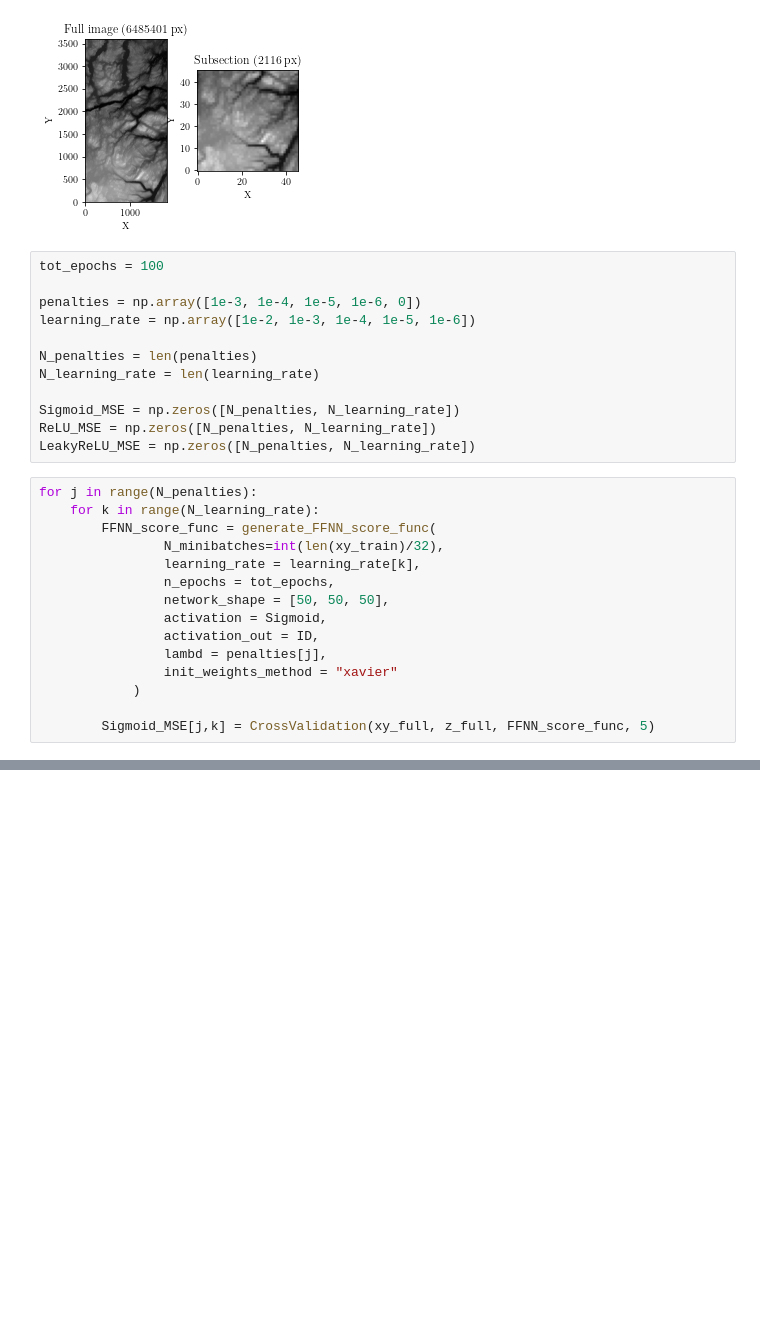
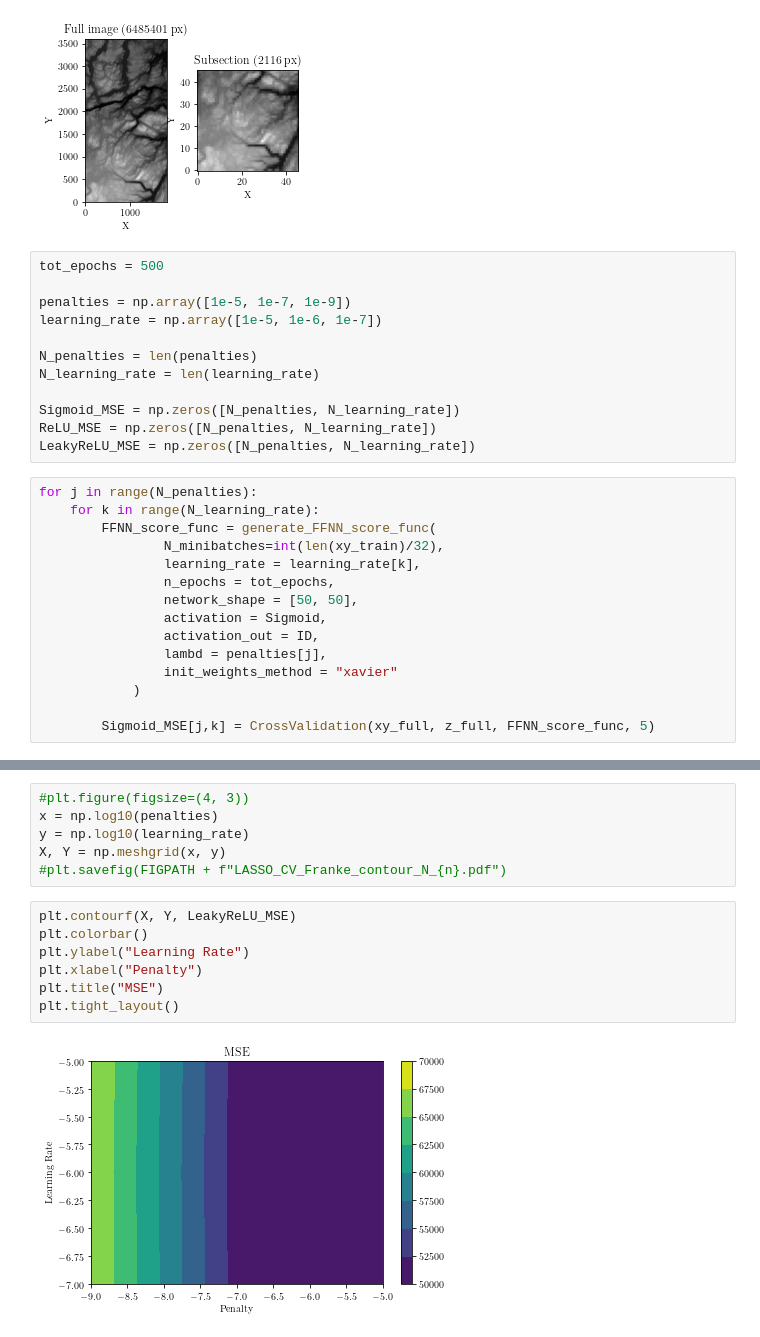
Before and after one commit to nicholaskarlsen/FYS-STK4155, a Jupyter notebook: project_2/notebooks/Terrain_grid_search.ipynb, the cells around one changed output, grey strips where cells are left out. Drawn from its saved outputs; the diff is of its cells as text; blank space fills up the shorter version.

```diff
--- a/project_2/notebooks/Terrain_grid_search.ipynb
+++ b/project_2/notebooks/Terrain_grid_search.ipynb
@@ -92,10 +92,10 @@ plt.show()
 # %% [output]
 [figure]
 # %%
-tot_epochs = 100
+tot_epochs = 500
 
-penalties = np.array([1e-3, 1e-4, 1e-5, 1e-6, 0])
-learning_rate = np.array([1e-2, 1e-3, 1e-4, 1e-5, 1e-6])
+penalties = np.array([1e-5, 1e-7, 1e-9])
+learning_rate = np.array([1e-5, 1e-6, 1e-7])
 
 N_penalties = len(penalties)
 N_learning_rate = len(learning_rate)
@@ -110,7 +110,7 @@ for j in range(N_penalties):
                 N_minibatches=int(len(xy_train)/32),
                 learning_rate = learning_rate[k],
                 n_epochs = tot_epochs,
-                network_shape = [50, 50, 50],
+                network_shape = [50, 50],
                 activation = Sigmoid,
                 activation_out = ID,
                 lambd = penalties[j],
@@ -245,3 +202,18 @@ Initializing weights using: He
 Initializing weights using: He
 Initializing weights using: He
 Initializing weights using: He
+# %%
+#plt.figure(figsize=(4, 3))
+x = np.log10(penalties)
+y = np.log10(learning_rate)
+X, Y = np.meshgrid(x, y)
+#plt.savefig(FIGPATH + f"LASSO_CV_Franke_contour_N_{n}.pdf")
+# %%
+plt.contourf(X, Y, LeakyReLU_MSE)
+plt.colorbar()
+plt.ylabel("Learning Rate")
+plt.xlabel("Penalty")
+plt.title("MSE")
+plt.tight_layout()
+# %% [output]
+[figure, added]
```
Also changed, not shown: parts of 10 cells of this notebook, 5 other files.
